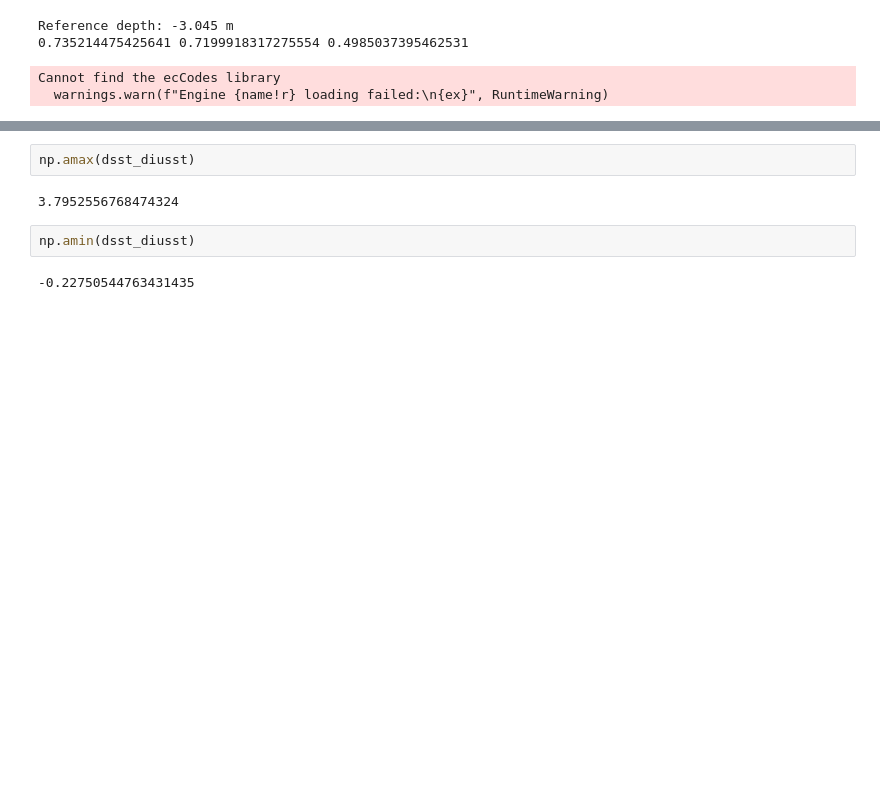
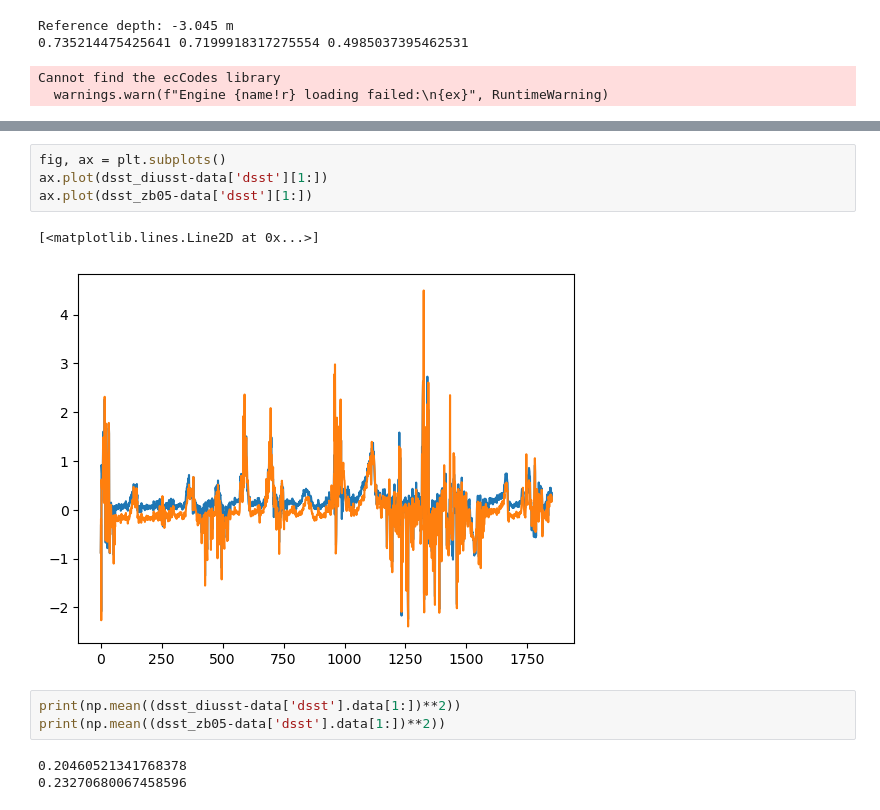
Before and after one commit to reykboerner/diusst, a Jupyter notebook: scripts/figs/paper_fig6_j2.ipynb, the cells around one changed output, grey strips where cells are left out. Drawn from its saved outputs; the diff is of its cells as text; blank space fills up the shorter version.

```diff
--- a/scripts/figs/paper_fig6_j2.ipynb
+++ b/scripts/figs/paper_fig6_j2.ipynb
@@ -152,8 +168,13 @@ plt.plot(dsst_zb05)
 # %%
-np.amax(dsst_diusst)
+fig, ax = plt.subplots()
+ax.plot(dsst_diusst-data['dsst'][1:])
+ax.plot(dsst_zb05-data['dsst'][1:])
 # %% [output]
-3.7952556768474324
+[<matplotlib.lines.Line2D at 0x...>]
+[figure, added]
 # %%
-np.amin(dsst_diusst)
+print(np.mean((dsst_diusst-data['dsst'].data[1:])**2))
+print(np.mean((dsst_zb05-data['dsst'].data[1:])**2))
 # %% [output]
--0.22750544763431435
+0.20460521341768378
+0.23270680067458596
```
Also changed, not shown: parts of 6 cells of this notebook, 3 other files.
